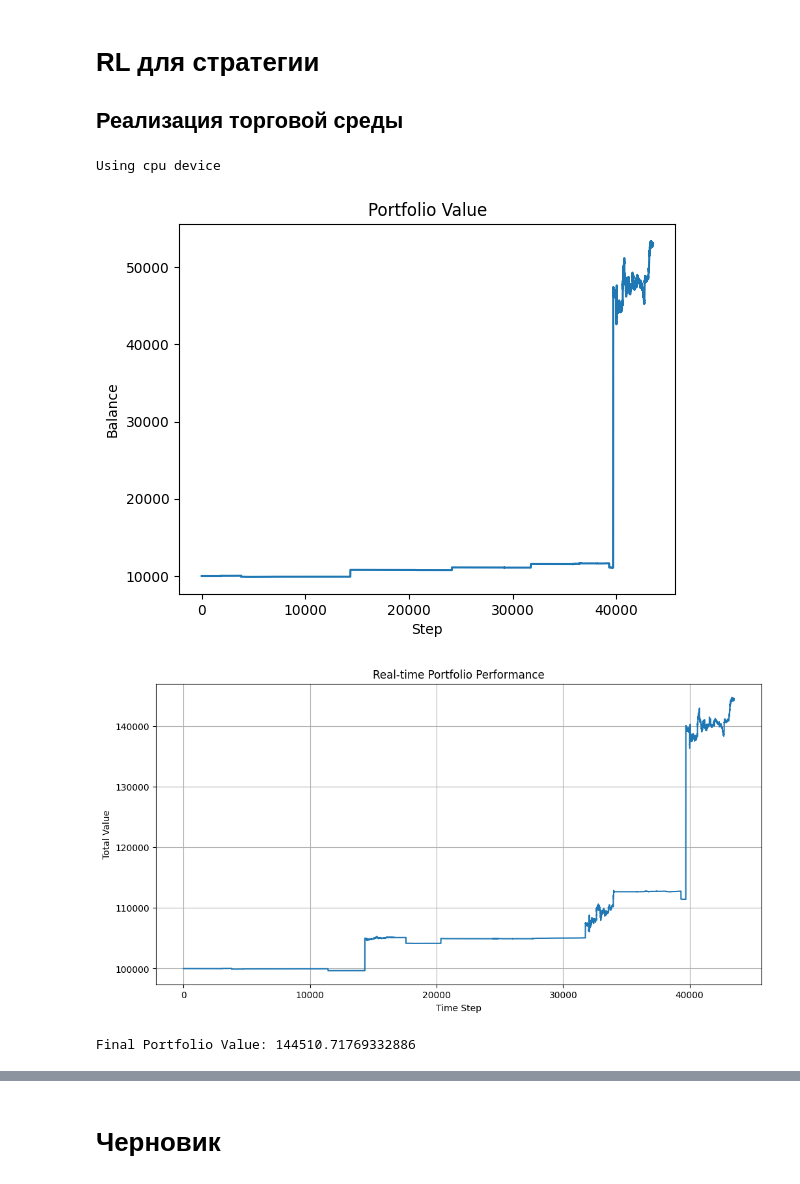
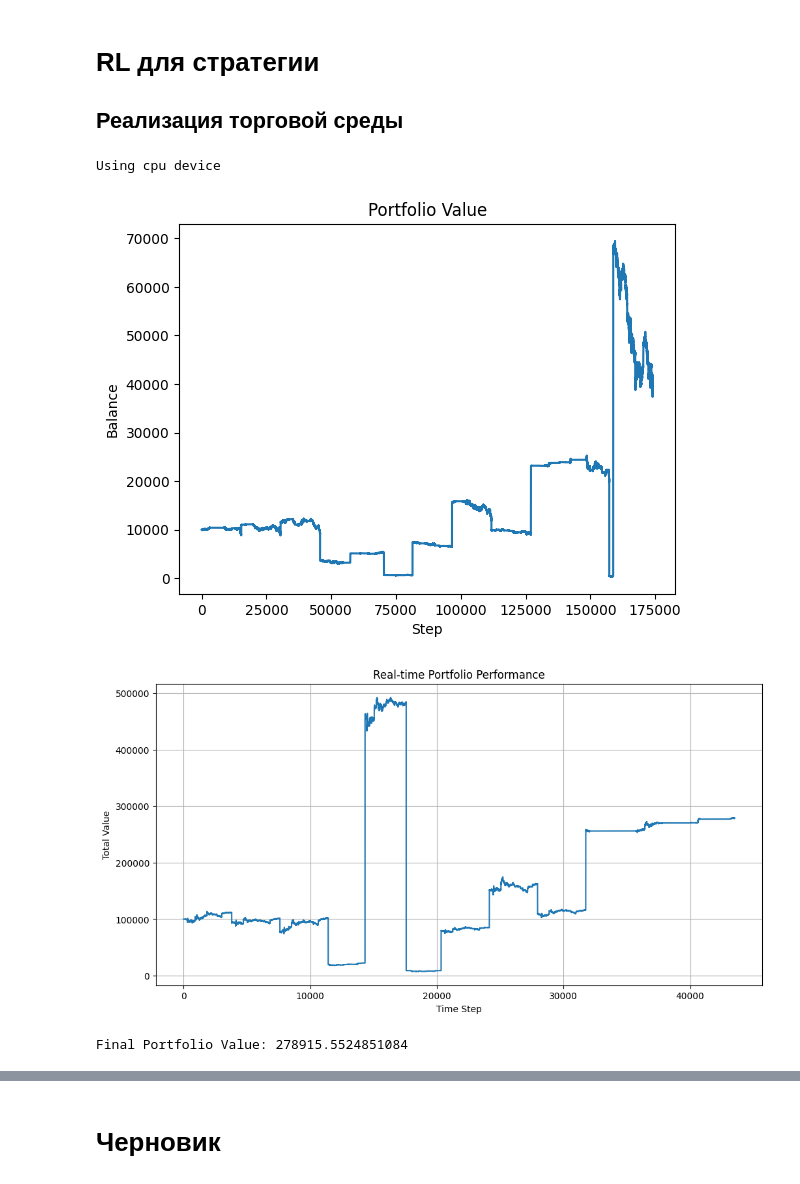
Before and after one commit to vsinyutsina/hft_final_qw, a Jupyter notebook: Применение_самых_простых_стратегий.ipynb, the cells around one changed output, grey strips where cells are left out. Saved outputs shown, nothing was run; the diff lists cells and outputs as text; code cells hidden in the pictures.

```diff
--- a/Применение_самых_простых_стратегий.ipynb
+++ b/Применение_самых_простых_стратегий.ipynb
@@ -1140,6 +1140,7 @@ class TradingEnv(gym.Env):
         self.df = df
         self.initial_balance = initial_balance
         self.current_step = 0
+        self.portfolio_values = [] # Для стратегия с Risk-adjusted (Sharpe Ratio):
 
         # Пространство действий: 0=HOLD, 1=BUY, 2=SELL
         self.action_space = spaces.Discrete(3)
@@ -1179,7 +1180,14 @@ class TradingEnv(gym.Env):
                 self.balance += current_price
 
         # Calculate reward
-        reward = self.balance - prev_balance
+        # reward = self.balance - prev_balance
+        # reward = (self.balance - prev_balance) / prev_balance
+
+        new_value = self.balance + self.position * current_price
+        self.portfolio_values.append(new_value)
+
+        returns = np.diff(self.portfolio_values)
+        reward = returns[-1] if len(returns) > 0 else 0
 
         # Move to next step
         self.current_step += 1
@@ -1223,41 +1231,43 @@ def backtest(model, data):
         if done:
             break
 
+    returns = np.diff(portfolio)
+
     plt.plot(portfolio)
     plt.title('Portfolio Value')
     plt.xlabel('Step')
     plt.ylabel('Balance')
     plt.show()
 
 # Запуск полного цикла
 if __name__ == "__main__":
     # Подготовка данных
     data = reset_dataset()
     data = create_target_magnitude(data, future_period=1)
     X_train, X_test, y_train, y_test = train_test_split_series_split(data)
     X_train.drop(
         ['Datetime', 'ticker_name', 'share_name'],
         inplace=True,
         axis=1
     )
 
     X_test.drop(
         ['Datetime', 'ticker_name', 'share_name'],
         inplace=True,
         axis=1
     )
 
     # Обучение модели
     model = train_rl_agent(X_train)
 
     # Сохранение модели
-    model.save("rl_trading_model")
+    model.save("rl_trading_model_sharpe_ratio")
 
     # Бэктестинг
     backtest(model, X_train)
 # %% [output]
 Using cpu device
-[figure, old version]
+[figure, new version]
 # %%
 # 6. Пакетная обработка новых данных
 class RealTimeTrading:
@@ -1329,7 +1339,7 @@ class RealTimeTrading:
 # Пример использования
 if __name__ == "__main__":
     # Загрузка модели и scaler
-    model = DQN.load("rl_trading_model")
+    model = DQN.load("rl_trading_model_sharpe_ratio")
 
     trading_system = RealTimeTrading(model)
     # Эмуляция потоковых данных (загрузка новых данных)
@@ -1343,5 +1353,5 @@ if __name__ == "__main__":
     # Пример вывода текущего состояния
     print("\nFinal Portfolio Value:", trading_system.portfolio_history[-1])
 # %% [output]
-[figure, old version]
+[figure, new version]
-Final Portfolio Value: 144510.71769332886
+Final Portfolio Value: 278915.5524851084
```
Also changed, not shown: parts of 2 cells of this notebook.
